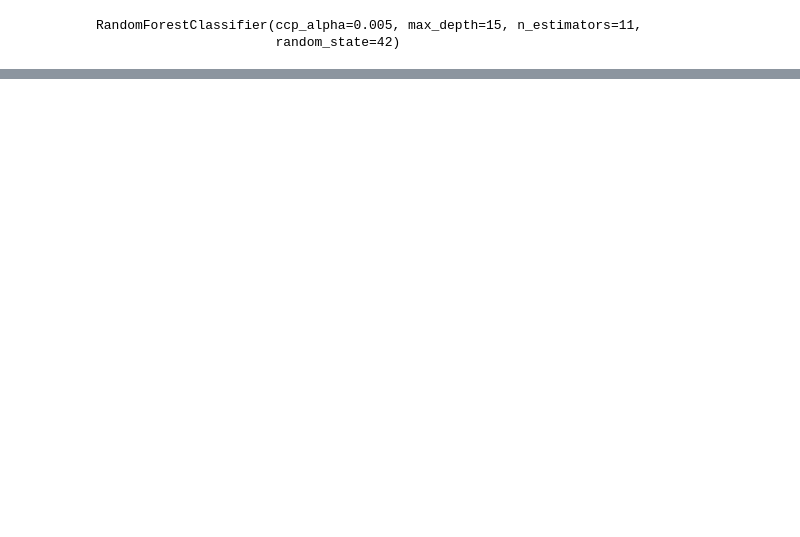
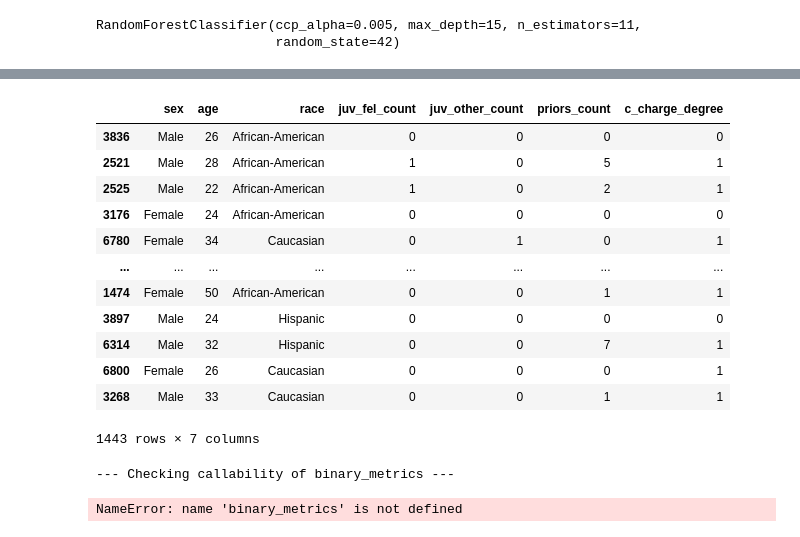
Before and after one commit to bernardoa-uchicago/Data259-Project, a Jupyter notebook: ML model.ipynb, the cells around one changed output, grey strips where cells are left out. Saved outputs shown, nothing was run; the diff lists cells and outputs as text; code cells hidden in the pictures; blank space fills up the shorter version.

```diff
--- a/ML model.ipynb
+++ b/ML model.ipynb
@@ -126,6 +128,7 @@ columns_to_drop = ['id', 'name', 'first', 'last', 'compas_screening_date','dob',
 X = X.drop(columns=columns_to_drop)
 charge_replace = {'F': 1, 'M': 0}
 X['c_charge_degree'] = X['c_charge_degree'].replace(charge_replace)
+X_og = X.copy()
 X = pd.get_dummies(X, columns=['sex', 'race'], drop_first=True, dtype=float)
 y = compas_two['two_year_recid']
 # %%
@@ -285,0 +303,32 @@ plt.show()
+# %%
+X_og_train, X_og_test, y_og_train, y_og_test = train_test_split(X_og, y, test_size=0.2, random_state=101, stratify=y)
+X_og_test
+# %% [output]
+|  | sex | age | race | juv_fel_count | juv_other_count | priors_count | c_charge_degree |
+| 3836 | Male | 26 | African-American | 0 | 0 | 0 | 0 |
+| 2521 | Male | 28 | African-American | 1 | 0 | 5 | 1 |
+| 2525 | Male | 22 | African-American | 1 | 0 | 2 | 1 |
+| 3176 | Female | 24 | African-American | 0 | 0 | 0 | 0 |
+| 6780 | Female | 34 | Caucasian | 0 | 1 | 0 | 1 |
+| ... | ... | ... | ... | ... | ... | ... | ... |
+| 1474 | Female | 50 | African-American | 0 | 0 | 1 | 1 |
+| 3897 | Male | 24 | Hispanic | 0 | 0 | 0 | 0 |
+| 6314 | Male | 32 | Hispanic | 0 | 0 | 7 | 1 |
+| 6800 | Female | 26 | Caucasian | 0 | 0 | 0 | 1 |
+| 3268 | Male | 33 | Caucasian | 0 | 0 | 1 | 1 |
+1443 rows × 7 columns
+# %%
+print("--- Checking callability of binary_metrics ---")
+for name, metric_func in binary_metrics.items():
+    print(f"Metric '{name}': {metric_func}, Is callable: {callable(metric_func)}")
+    if not callable(metric_func):
+        print(f"ERROR: Metric '{name}' is NOT callable!")
+
+# This is the failing line:
+mf_ml_race_binary = MetricFrame(metrics=binary_metrics,
+                                y_true=y_test,
+                                y_pred=y_pred_binary_ml,
+                                sensitive_features=sensitive_features_race)
+# %% [output]
+--- Checking callability of binary_metrics ---
+NameError: name 'binary_metrics' is not defined
```
Also changed, not shown: parts of 15 cells of this notebook.
